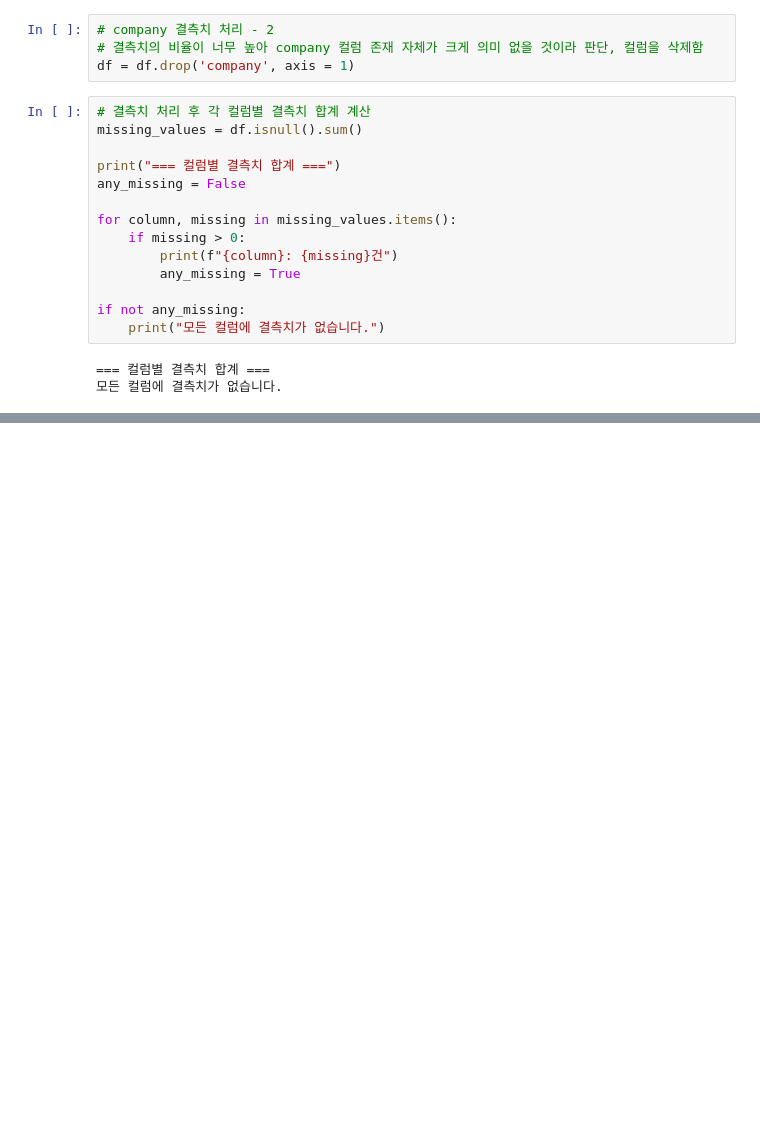
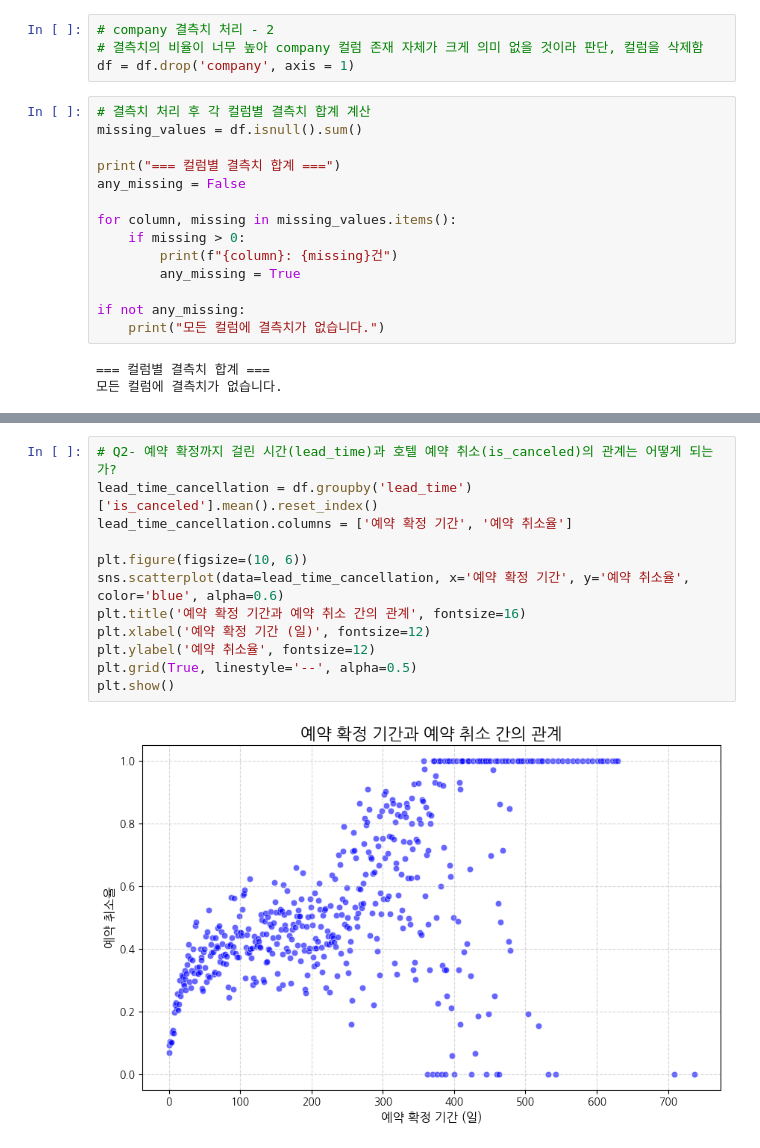
Before and after one commit to moondev03/2024-SDA-Team-Project, a Jupyter notebook: Team5_문장훈_박세민_백인서_임준용.ipynb, the cells around one changed output, grey strips where cells are left out. Drawn from its saved outputs; the diff is of its cells as text; blank space fills up the shorter version.

```diff
--- a/Team5_문장훈_박세민_백인서_임준용.ipynb
+++ b/Team5_문장훈_박세민_백인서_임준용.ipynb
@@ -252,0 +339,14 @@ if not any_missing:
+# %%
+# Q2- 예약 확정까지 걸린 시간(lead_time)과 호텔 예약 취소(is_canceled)의 관계는 어떻게 되는가?
+lead_time_cancellation = df.groupby('lead_time')['is_canceled'].mean().reset_index()
+lead_time_cancellation.columns = ['예약 확정 기간', '예약 취소율']
+
+plt.figure(figsize=(10, 6))
+sns.scatterplot(data=lead_time_cancellation, x='예약 확정 기간', y='예약 취소율', color='blue', alpha=0.6)
+plt.title('예약 확정 기간과 예약 취소 간의 관계', fontsize=16)
+plt.xlabel('예약 확정 기간 (일)', fontsize=12)
+plt.ylabel('예약 취소율', fontsize=12)
+plt.grid(True, linestyle='--', alpha=0.5)
+plt.show()
+# %% [output]
+[figure, added]
```
Also changed, not shown: parts of 16 cells of this notebook.
